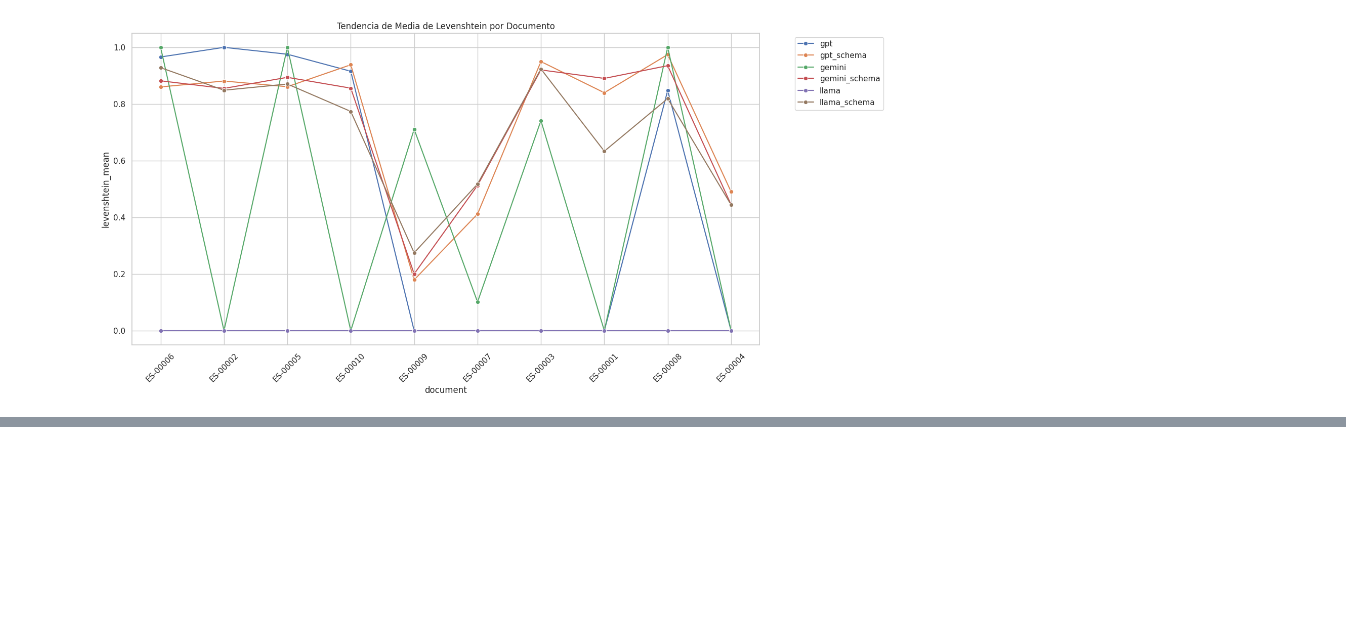
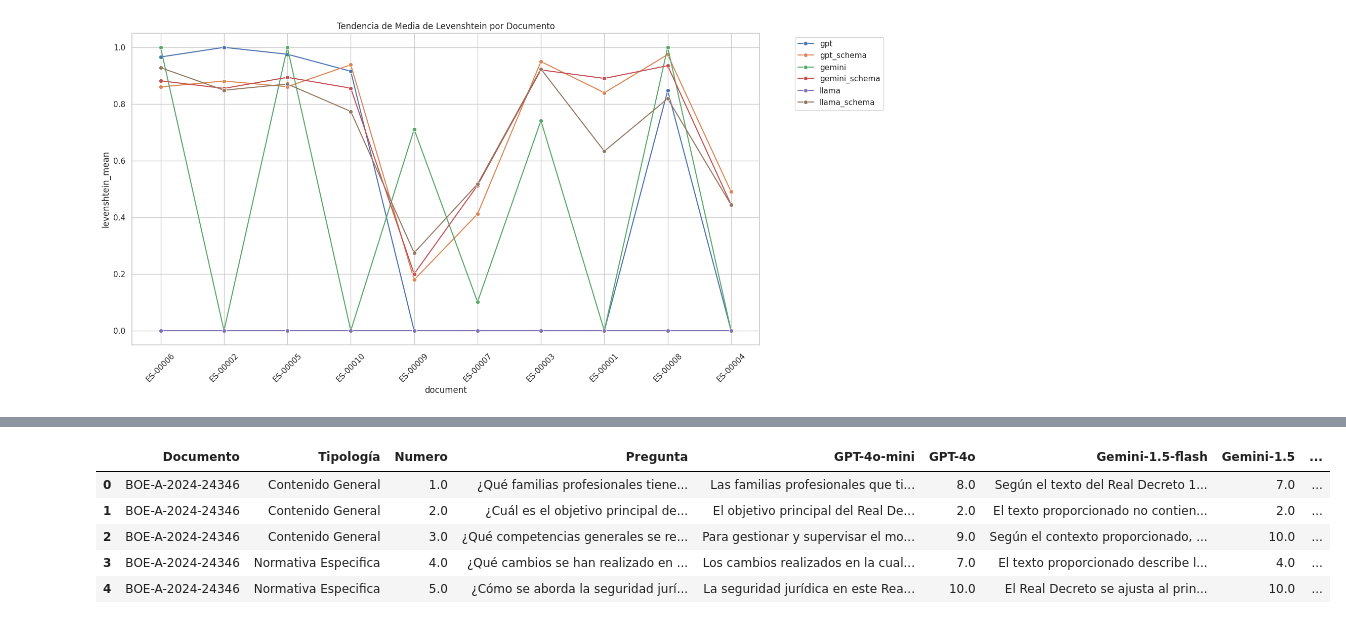
Before and after one commit to Narkal2/tfm_garciaherrera, a Jupyter notebook: notebooks/evaluation.ipynb, the cells around one changed output, grey strips where cells are left out. Drawn from its saved outputs; the diff is of its cells as text; code cells hidden in the pictures; blank space fills up the shorter version.

Commit message:
Evaluation notebook updated

```diff
--- a/notebooks/evaluation.ipynb
+++ b/notebooks/evaluation.ipynb
@@ -202,0 +209,13 @@ plt.show()
+# %%
+import pandas as pd
+
+path = "../data/rag_evaluation.xlsx"
+df = pd.read_excel(path)
+df.head()
+# %% [output]
+|  | Documento | Tipología | Numero | Pregunta | GPT-4o-mini | GPT-4o | Gemini-1.5-flash | Gemini-1.5 | ... |
+| 0 | BOE-A-2024-24346 | Contenido General | 1.0 | ¿Qué familias profesionales tiene... | Las familias profesionales que ti... | 8.0 | Según el texto del Real Decreto 1... | 7.0 | ... |
+| 1 | BOE-A-2024-24346 | Contenido General | 2.0 | ¿Cuál es el objetivo principal de... | El objetivo principal del Real De... | 2.0 | El texto proporcionado no contien... | 2.0 | ... |
+| 2 | BOE-A-2024-24346 | Contenido General | 3.0 | ¿Qué competencias generales se re... | Para gestionar y supervisar el mo... | 9.0 | Según el contexto proporcionado, ... | 10.0 | ... |
+| 3 | BOE-A-2024-24346 | Normativa Especifica | 4.0 | ¿Qué cambios se han realizado en ... | Los cambios realizados en la cual... | 7.0 | El texto proporcionado describe l... | 4.0 | ... |
+| 4 | BOE-A-2024-24346 | Normativa Especifica | 5.0 | ¿Cómo se aborda la seguridad jurí... | La seguridad jurídica en este Rea... | 10.0 | El Real Decreto se ajusta al prin... | 10.0 | ... |
```
Also changed, not shown: parts of 9 cells of this notebook.
